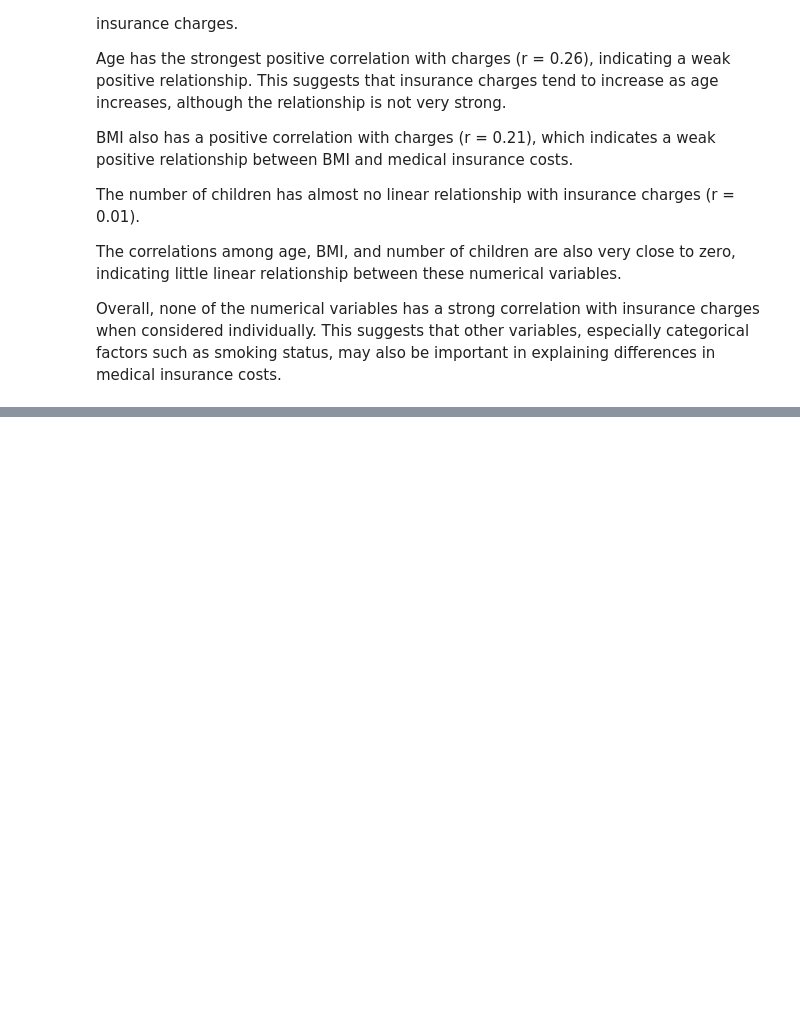
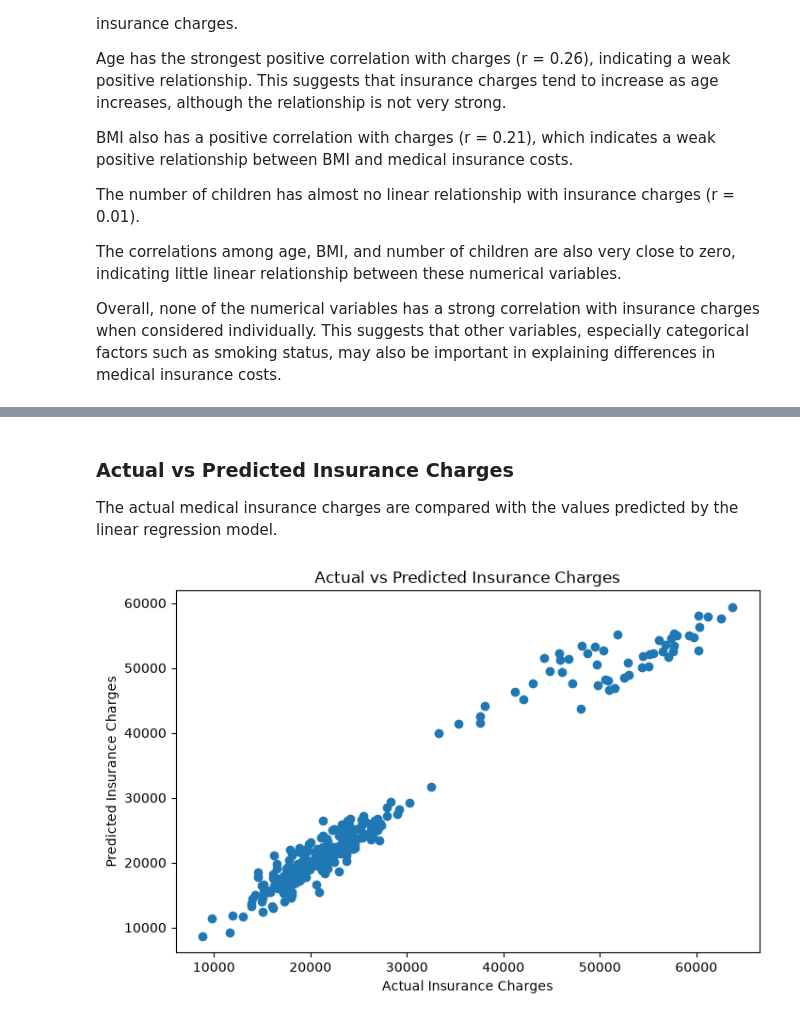
Before and after one commit to makday2026-hub/insurance-medical-cost-analysis, a Jupyter notebook: insurance_medical_cost_analysis.ipynb, the cells around one changed output, grey strips where cells are left out. Cells and saved outputs as stored; diff of their text form; code cells hidden in the pictures; blank space fills up the shorter version.

Commit message:
Add linear regression model

```diff
--- a/insurance_medical_cost_analysis.ipynb
+++ b/insurance_medical_cost_analysis.ipynb
@@ -542,0 +652,7 @@ in explaining differences in medical insurance costs.
+# %%
+X_train, X_test, y_train, y_test = train_test_split(
+    X,
+    y,
+    test_size=0.2,
+    random_state=42
+)
@@ -542,0 +673,4 @@ in explaining differences in medical insurance costs.
+# %%
+model = LinearRegression()
+# %%
+model.fit(X_train, y_train)
@@ -542,0 +679,2 @@ in explaining differences in medical insurance costs.
+# %%
+y_pred = model.predict(X_test)
@@ -542,0 +727,24 @@ in explaining differences in medical insurance costs.
+# %% [markdown]
+### Actual vs Predicted Insurance Charges
+
+The actual medical insurance charges are compared with the values predicted by the linear regression model.
+# %%
+plt.figure(figsize=(8, 5))
+
+plt.scatter(
+    y_test,
+    y_pred
+)
+
+plt.xlabel("Actual Insurance Charges")
+plt.ylabel("Predicted Insurance Charges")
+plt.title("Actual vs Predicted Insurance Charges")
+
+plt.savefig(
+    "images/actual_vs_predicted.png",
+    bbox_inches="tight"
+)
+
+plt.show()
+# %% [output]
+[figure, added]
```
Also changed, not shown: parts of 27 cells of this notebook, 1 other file.
